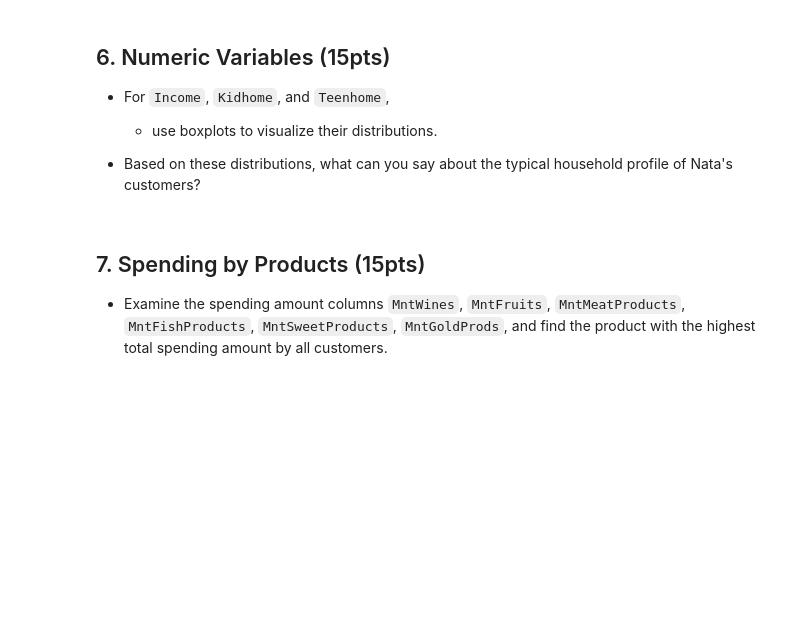
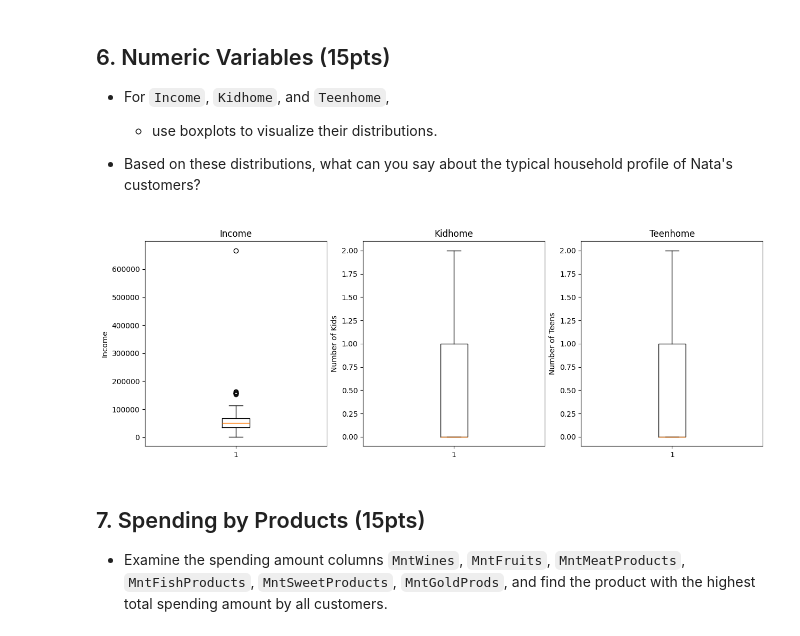
Before and after one commit to Data-Analytics-with-Python/individual-assignment-i-chatha-bit, a Jupyter notebook: Assignment_Notebook_1.ipynb, the cells around one changed output. Cells and saved outputs as stored; diff of their text form; code cells hidden in the pictures; blank space fills up the shorter version.

```diff
--- a/Assignment_Notebook_1.ipynb
+++ b/Assignment_Notebook_1.ipynb
@@ -190,6 +252,30 @@ df
   * use boxplots to visualize their distributions.
 
 * Based on these distributions, what can you say about the typical household profile of Nata's customers?
+# %%
+import matplotlib.pyplot as plt
+
+fig, axes = plt.subplots(1, 3, figsize=(15, 5))
+
+axes[0].boxplot(df['Income'])
+axes[0].set_title('Income')
+axes[0].set_ylabel('Income')
+
+axes[1].boxplot(df['Kidhome'].dropna())
+axes[1].set_title('Kidhome')
+axes[1].set_ylabel('Number of Kids')
+
+axes[2].boxplot(df['Teenhome'].dropna())
+axes[2].set_title('Teenhome')
+axes[2].set_ylabel('Number of Teens')
+
+plt.show()
+
+# The Income boxplot show us that the median lies in the mid to upper randle, while there are a few outlier showcasing some individuals have very high incomes.
+# The Kidhome boxplot shows us that most customers have 0 to 1 kids at home, with a low median of 0.
+# The teenhome boxplot shows us that most customers have 0 to 1 teens at home, confirming that most households are small. This shows us that customers are either younger families, or on the aged side.
+# %% [output]
+[figure, added]
 # %% [markdown]
 ## 7. Spending by Products (15pts)
 
```
Also changed, not shown: parts of 9 cells of this notebook.
